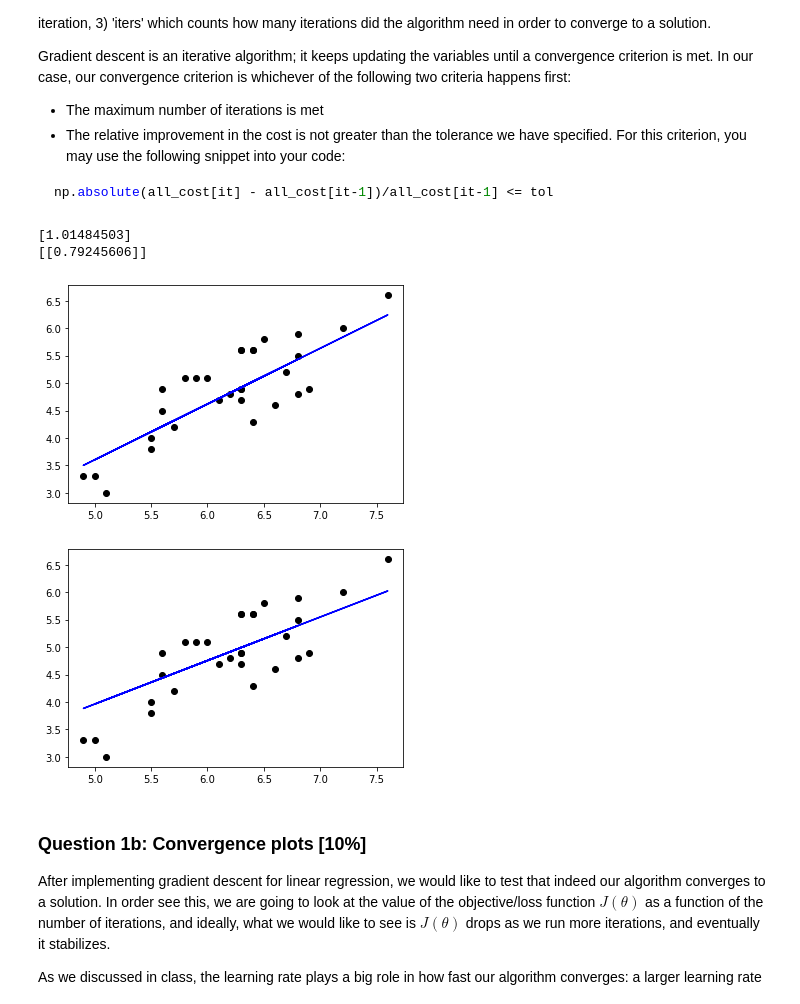
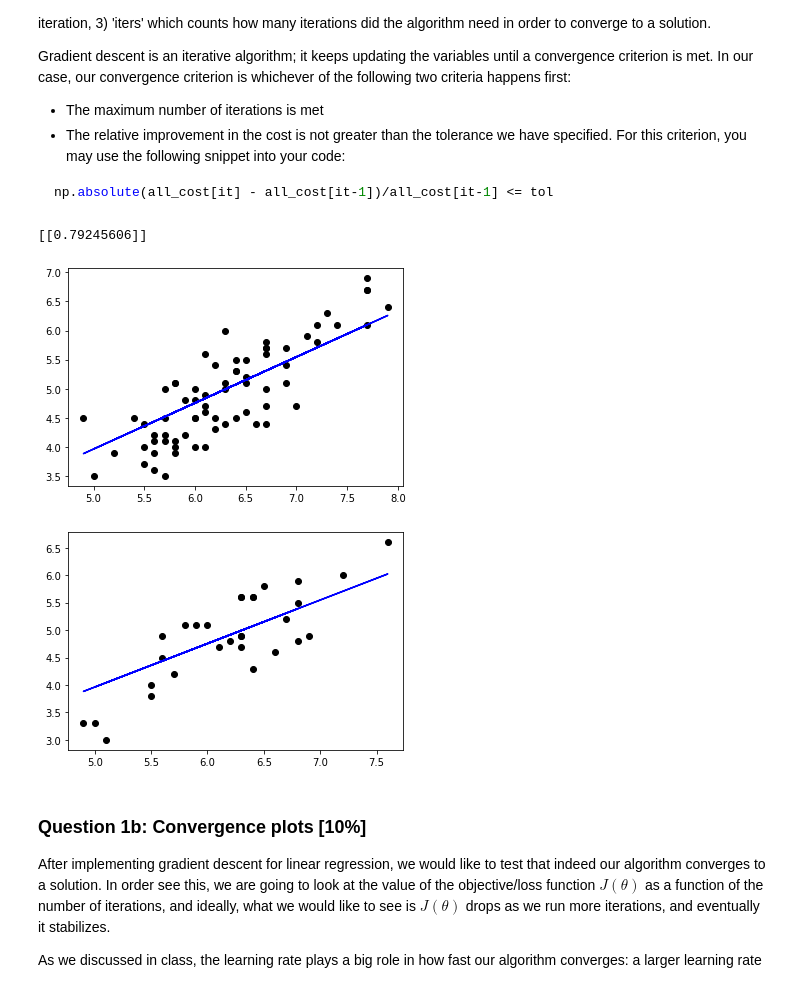
Before and after one commit to Rnair12599/CS171-Assn2, a Jupyter notebook: Assignment.ipynb, the cells around one changed output. Drawn from its saved outputs; the diff is of its cells as text; code cells hidden in the pictures.

```diff
--- a/Assignment.ipynb
+++ b/Assignment.ipynb
@@ -60,13 +60,7 @@ def cost(x,theta,y):
     J = sum((np.dot(x,theta) - y) ** 2) / (2 * len(x))
     return(J)
 
-def linear_regression_gd(x,y,learning_rate = 0.00001,max_iter=10000,tol=pow(10,-5)):
-    #oneCol = np.ones((len(x),1))
-    #x = np.hstack((oneCol,x))
-    #theta = [2] * len(x)
-    #theta = np.array(theta).reshape(-1,1)
-    theta = np.ones((len(x[0]),1)) #create theta vector of size (num of features in x) with values 1
-
+def linear_regression_gd(x,y,learning_rate = 0.00001,max_iter=10000,tol=pow(10,-5), theta = np.ones((1,(len(x[0])))) ):
 
     yT = y.reshape(-1, 1) #transpose the y value to use for calculation
 
@@ -77,11 +71,16 @@ def linear_regression_gd(x,y,learning_rate = 0.00001,max_iter=10000,tol=pow(10,-
     for it in range(1,max_iter+1):
 
         h = np.dot(x,theta) - yT
+        #calculate the hypotheis function by taking the dot product of x and theta - y
+        #the dot product of two function allows
         m = len(x)
         t = []
 
         for i in range(len(theta)): #for each value of theta find the new theta value after descent
             theta[i] = theta[i] - ((learning_rate/m)*(np.dot(h.reshape(1,-1), x[:,i])))
+            #implemented the same function from the slide for gradient descent
+            #took the dot product of transpose of the hypothesis output and the x vector
+            #to multiply the specifict values and sum them together in one operation
 
         all_cost.append(cost(x,theta,yT))
         iters += 1
@@ -90,8 +89,7 @@ def linear_regression_gd(x,y,learning_rate = 0.00001,max_iter=10000,tol=pow(10,-
             break
 
 
-    #print(iters)
-    #print(theta)
+
     return (theta,all_cost,iters)
 
 
@@ -104,29 +102,34 @@ x_train, x_test, y_train, y_test = train_test_split(x,y,test_size = 3/10,random_
 theta,all_cost,iters = linear_regression_gd(x_train,y_train)
 
 
-regressor = LinearRegression()
-regressor.fit(x_train,y_train)
-
-print(regressor.coef_)
 print(theta)
-
-
-y_train_predict = regressor.predict(x_train)
-y_test_predict = regressor.predict(x_test)
 # %% [output]
-[1.01484503]
 [[0.79245606]]
 # %%
-plt.scatter(x_test,y_test,color = "black")
-plt.plot(x_test,y_test_predict,color = "blue")
+#used sk learn linear regression library to compare with my method
+
+#regressor = LinearRegression()
+#regressor.fit(x_train,y_train)
+#y_train_predict = regressor.predict(x_train)
+#y_test_predict = regressor.predict(x_test)
+
+#plt.scatter(x_test,y_test,color = "black")
+#plt.plot(x_test,y_test_predict,color = "blue")
+#plt.show()
+
+#training data
+yAns = np.dot(x_train,theta)
+plt.scatter(x_train,y_train,color = "black")
+plt.plot(x_train,yAns,color = "blue")
 plt.show()
 
+#test data
 yAns = np.dot(x_test,theta)
 plt.scatter(x_test,y_test,color = "black")
 plt.plot(x_test,yAns,color = "blue")
 plt.show()
 # %% [output]
-[figure, old version]
+[figure, new version]
 [figure]
 # %% [markdown]
 ### Question 1b: Convergence plots [10%]
```
Also changed, not shown: parts of 6 cells of this notebook, 1 other file.
